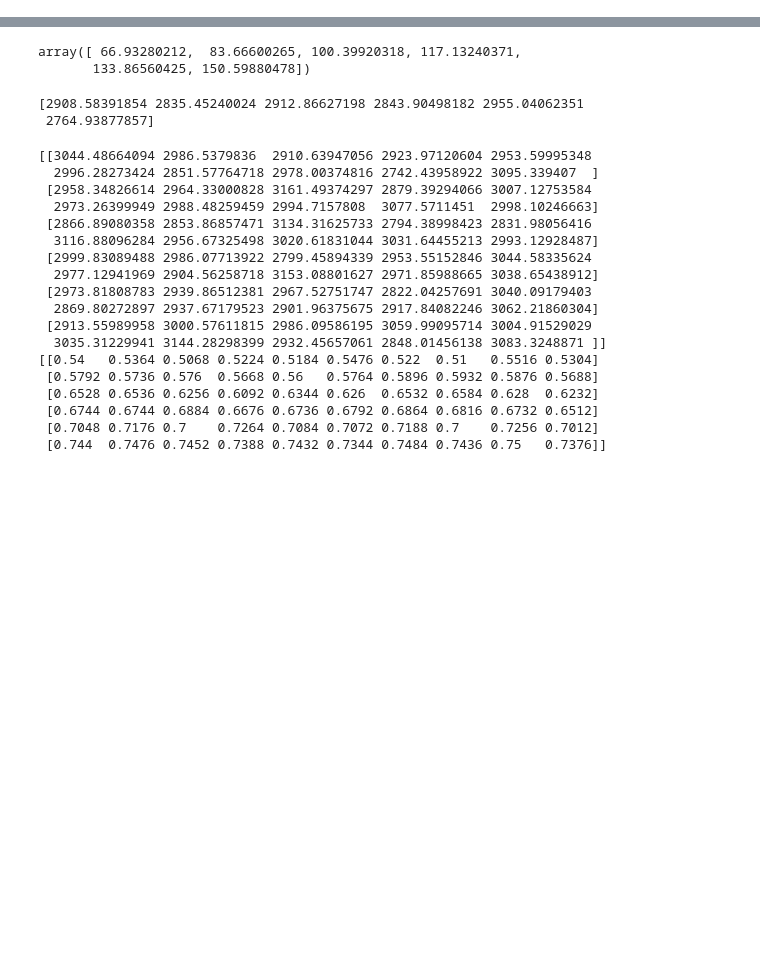
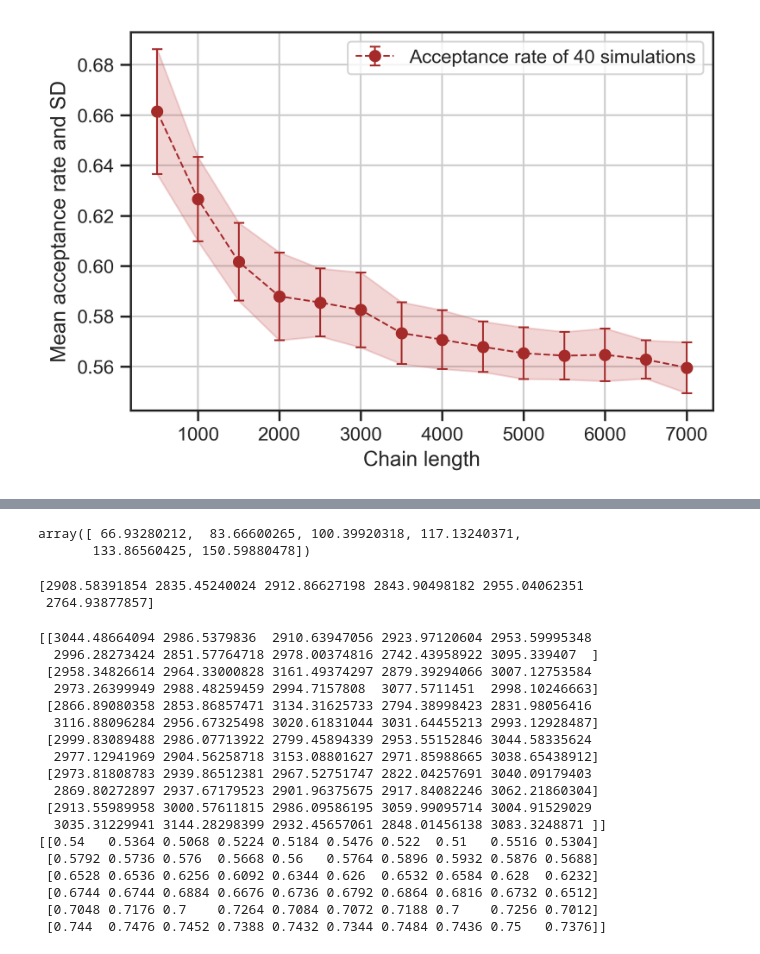
Before and after one commit to loonatick-src/stochastic-sim-3, a Jupyter notebook: tests_Valya.ipynb, the cells around one changed output, grey strips where cells are left out. Saved outputs shown, nothing was run; the diff lists cells and outputs as text; code cells hidden in the pictures; blank space fills up the shorter version.

```diff
--- a/tests_Valya.ipynb
+++ b/tests_Valya.ipynb
@@ -204,0 +458,23 @@ print(abs_min_costs)
+# %%
+def markov_chain_acceptance_rate_plotter(simulated_data, title):
+    filename = simulated_data #"differnt_mc_lengths.npz"
+    filepath = save_path(filename)
+
+    acceptance_rates_list = np.load(filepath)['arr_1']
+
+    mean_acc_rates = np.mean(acceptance_rates_list, axis = 1)
+    std_acc_rates = np.std(acceptance_rates_list, axis = 1)
+
+    #fig = plt.figure(figsize = (8,6))
+
+    plt.errorbar(chain_length_values, mean_acc_rates, yerr=std_acc_rates, linestyle="dashed", linewidth = 1, marker='o', capsize=3, markersize="6", mfc='brown', color='brown', label = "Acceptance rate of 40 simulations")
+    plt.fill_between(chain_length_values, mean_acc_rates-std_acc_rates, mean_acc_rates+std_acc_rates, alpha=.25, color="indianred")
+    plt.xlabel("Chain length")
+    plt.ylabel("Mean acceptance rate and SD") #TODO: initial acceptance rate
+    plt.legend()
+    plt.grid()
+    plt.show()
+# %%
+markov_chain_acceptance_rate_plotter(simulated_data = "differnt_mc_lengths.npz", title = "MC_length_acceptance_rate.pdf")
+# %% [output]
+[figure, added]
```
Also changed, not shown: parts of 32 cells of this notebook, 19 other files.
